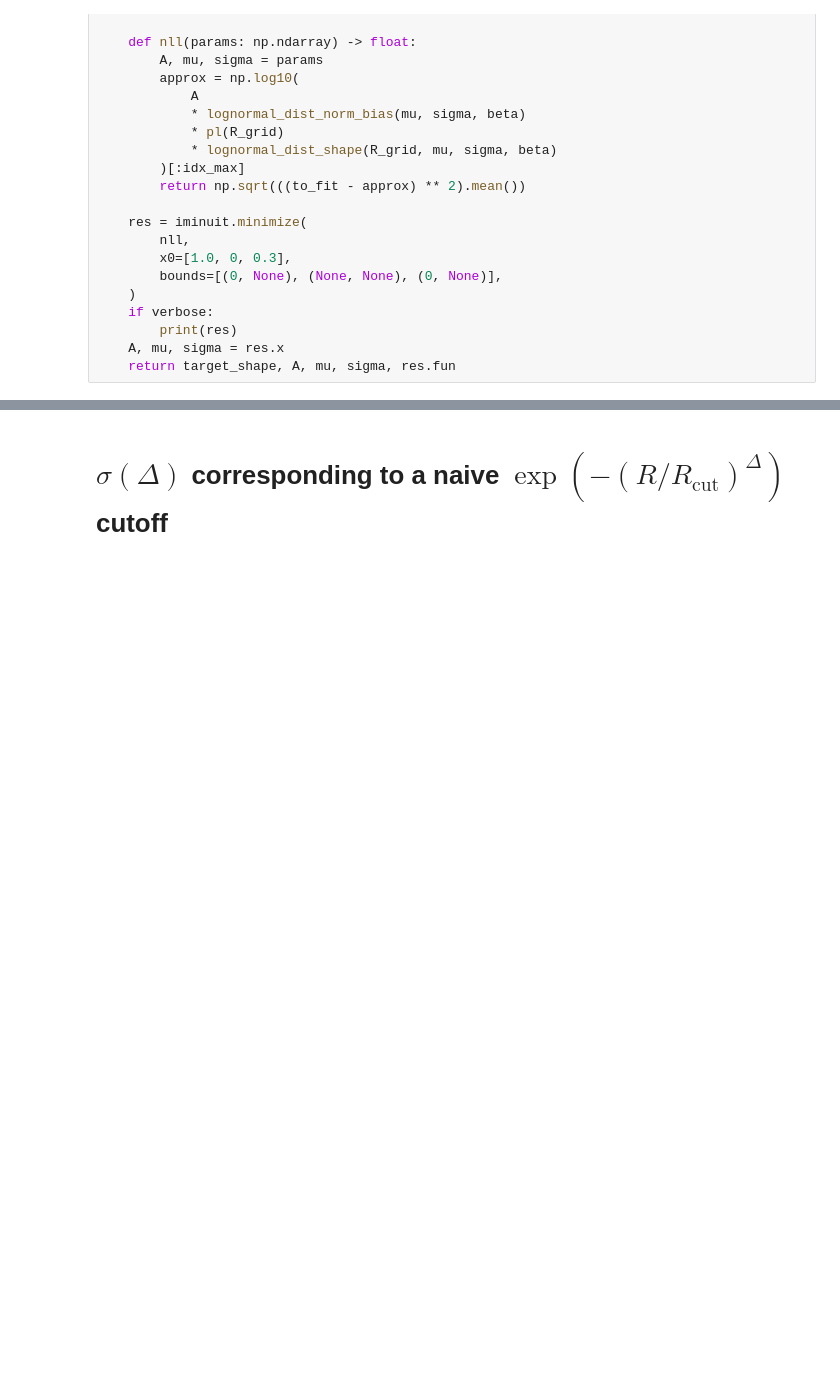
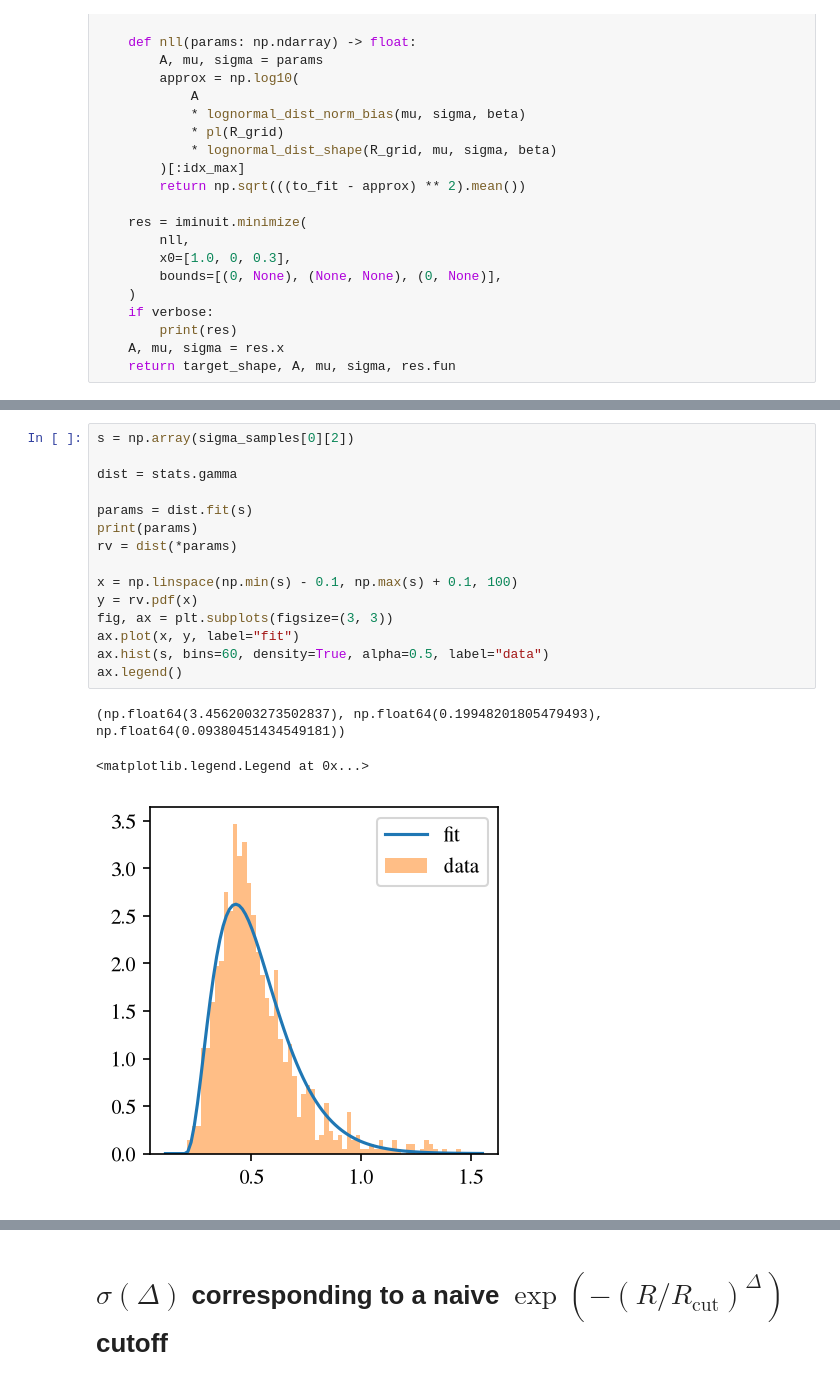
Before and after one commit to nj-vs-vh/EVA, a Jupyter notebook: notebooks/population_cutoff.ipynb, the cells around one changed output, grey strips where cells are left out. Cells and saved outputs as stored; diff of their text form; blank space fills up the shorter version.

```diff
--- a/notebooks/population_cutoff.ipynb
+++ b/notebooks/population_cutoff.ipynb
@@ -318,6 +318,25 @@ for (single_source_spec, single_source_spec_name), n_sources in itertools.produc
         )
         sigma_sample.append(sigma_bf)
     sigma_samples.append((n_sources, single_source_spec_name, sigma_sample))
+# %%
+s = np.array(sigma_samples[0][2])
+
+dist = stats.gamma
+
+params = dist.fit(s)
+print(params)
+rv = dist(*params)
+
+x = np.linspace(np.min(s) - 0.1, np.max(s) + 0.1, 100)
+y = rv.pdf(x)
+fig, ax = plt.subplots(figsize=(3, 3))
+ax.plot(x, y, label="fit")
+ax.hist(s, bins=60, density=True, alpha=0.5, label="data")
+ax.legend()
+# %% [output]
+(np.float64(3.4562003273502837), np.float64(0.19948201805479493), np.float64(0.09380451434549181))
+<matplotlib.legend.Legend at 0x...>
+[figure, added]
 # %%
 from collections.abc import Sequence
 
```
Also changed, not shown: parts of 6 cells of this notebook, 4 other files.
